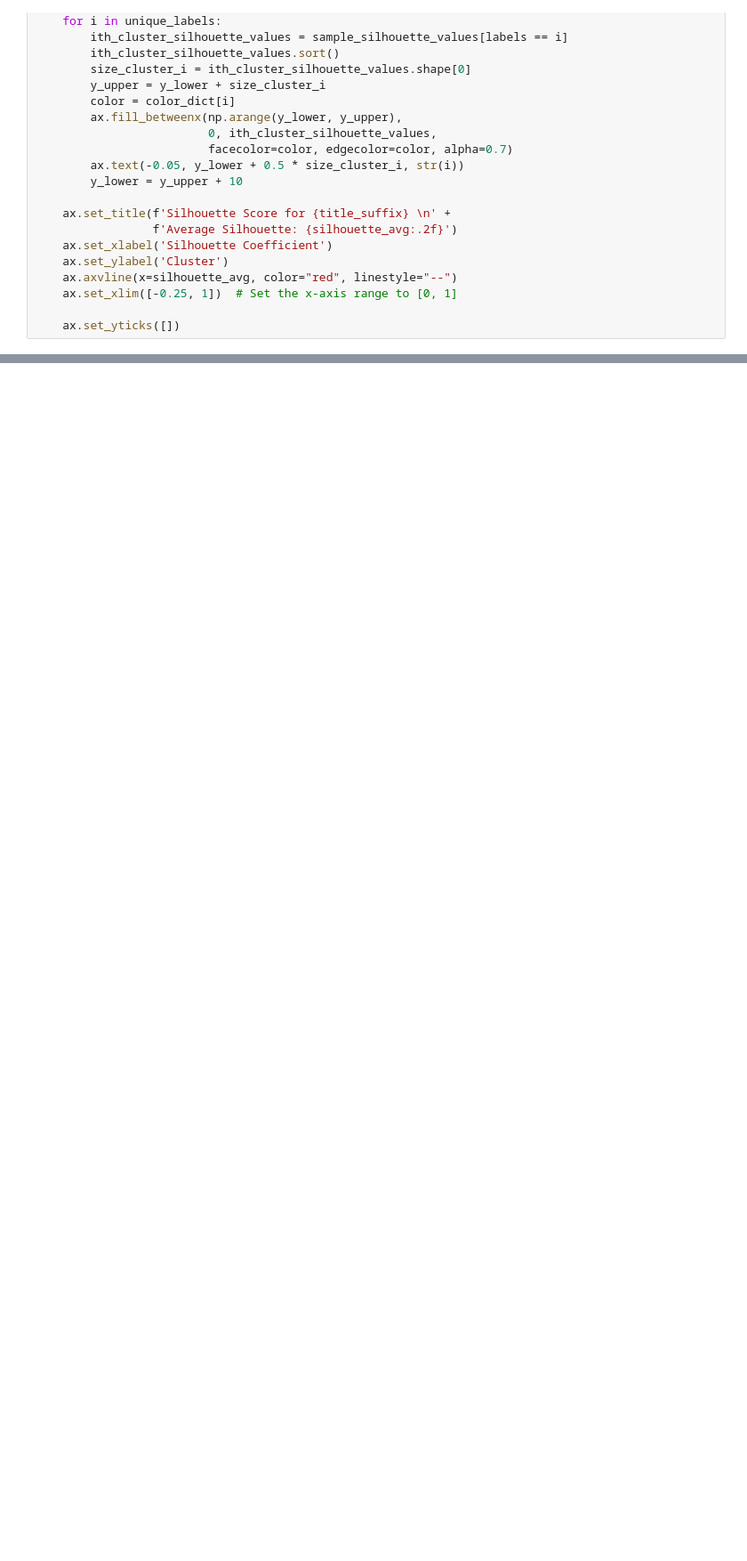
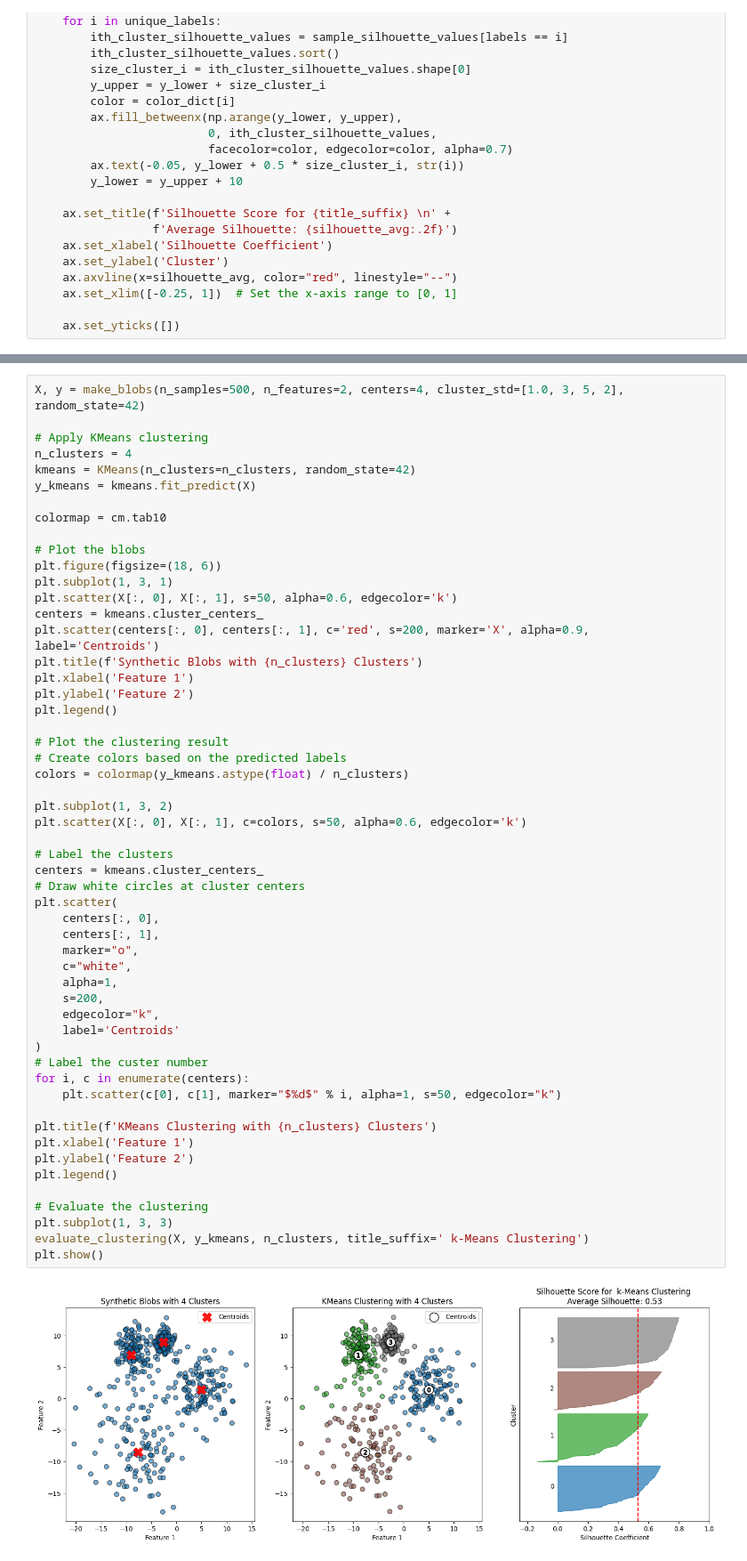
Before and after one commit to Helia-Karisani/evaluating-Kmeans-clustering, a Jupyter notebook: evaluating-Kmeans-clustering.ipynb, the cells around one changed output, grey strips where cells are left out. Shown at 89% size. Drawn from its saved outputs; the diff is of its cells as text; blank space fills up the shorter version.

Commit message:
creating data with four blobs

```diff
--- a/evaluating-Kmeans-clustering.ipynb
+++ b/evaluating-Kmeans-clustering.ipynb
@@ -91,0 +94,56 @@ def evaluate_clustering(X, labels, n_clusters, ax=None, title_suffix=''):
+# %%
+X, y = make_blobs(n_samples=500, n_features=2, centers=4, cluster_std=[1.0, 3, 5, 2], random_state=42)
+
+# Apply KMeans clustering
+n_clusters = 4
+kmeans = KMeans(n_clusters=n_clusters, random_state=42)
+y_kmeans = kmeans.fit_predict(X)
+
+colormap = cm.tab10
+
+# Plot the blobs
+plt.figure(figsize=(18, 6))
+plt.subplot(1, 3, 1)
+plt.scatter(X[:, 0], X[:, 1], s=50, alpha=0.6, edgecolor='k')
+centers = kmeans.cluster_centers_
+plt.scatter(centers[:, 0], centers[:, 1], c='red', s=200, marker='X', alpha=0.9, label='Centroids')
+plt.title(f'Synthetic Blobs with {n_clusters} Clusters')
+plt.xlabel('Feature 1')
+plt.ylabel('Feature 2')
+plt.legend()
+
+# Plot the clustering result
+# Create colors based on the predicted labels
+colors = colormap(y_kmeans.astype(float) / n_clusters)
+
+plt.subplot(1, 3, 2)
+plt.scatter(X[:, 0], X[:, 1], c=colors, s=50, alpha=0.6, edgecolor='k')
+
+# Label the clusters
+centers = kmeans.cluster_centers_
+# Draw white circles at cluster centers
+plt.scatter(
+    centers[:, 0],
+    centers[:, 1],
+    marker="o",
+    c="white",
+    alpha=1,
+    s=200,
+    edgecolor="k",
+    label='Centroids'
+)
+# Label the custer number
+for i, c in enumerate(centers):
+    plt.scatter(c[0], c[1], marker="$%d$" % i, alpha=1, s=50, edgecolor="k")
+
+plt.title(f'KMeans Clustering with {n_clusters} Clusters')
+plt.xlabel('Feature 1')
+plt.ylabel('Feature 2')
+plt.legend()
+
+# Evaluate the clustering
+plt.subplot(1, 3, 3)
+evaluate_clustering(X, y_kmeans, n_clusters, title_suffix=' k-Means Clustering')
+plt.show()
+# %% [output]
+[figure, added]
```
Also changed, not shown: parts of 2 cells of this notebook.
